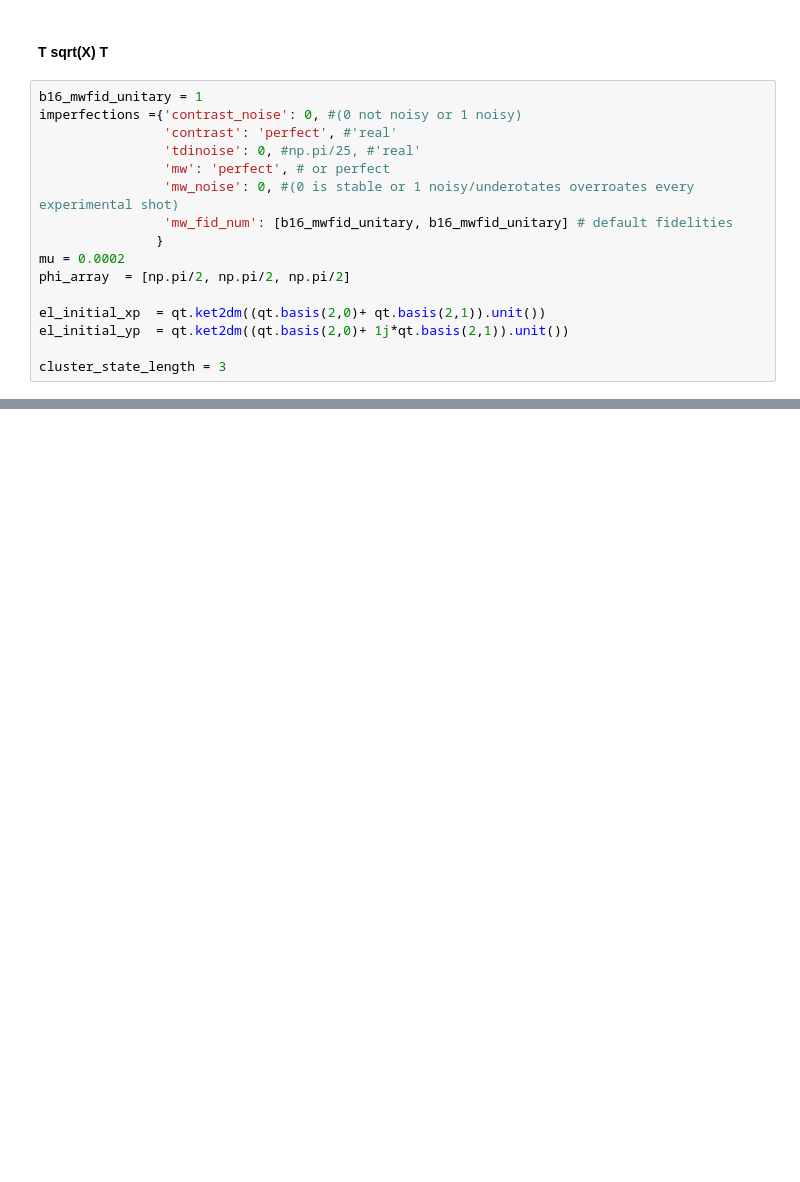
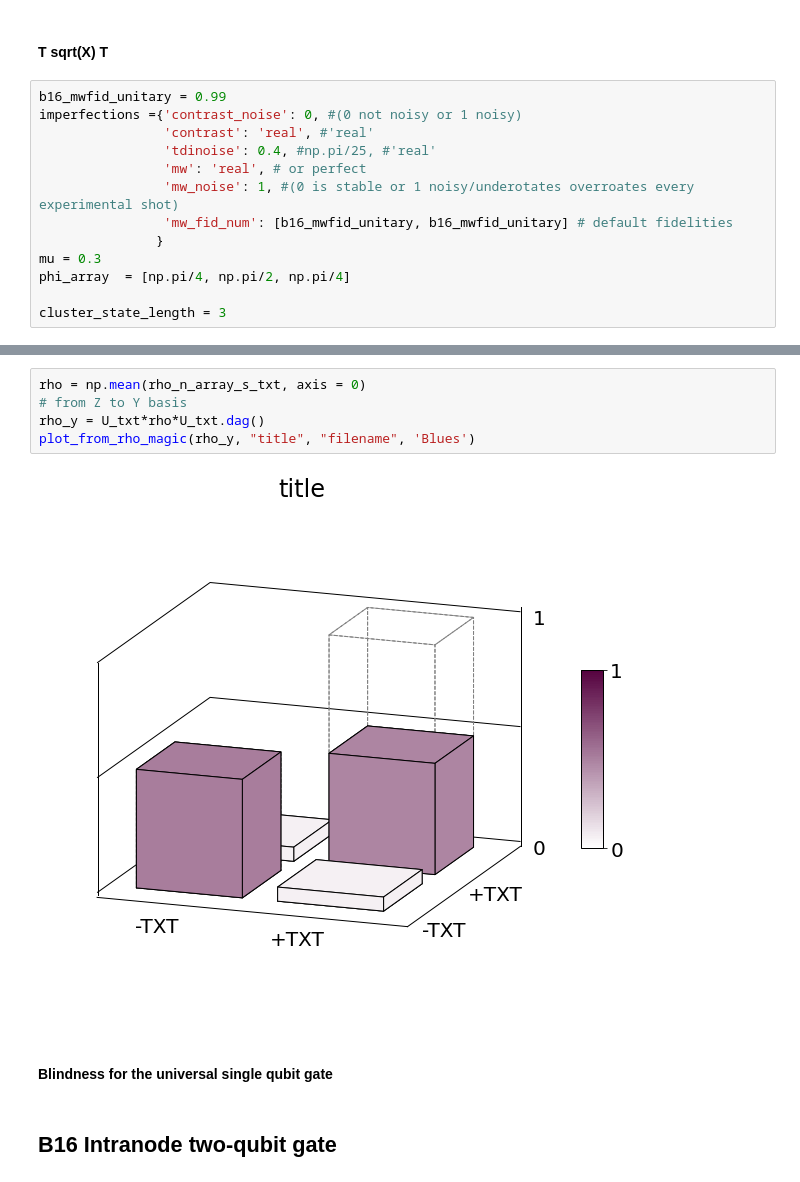
Before and after one commit to lukingroup/simnet, a Jupyter notebook: Notebooks/Blind_SingleNode_dataMatch.ipynb, the cells around one changed output, grey strips where cells are left out. Cells and saved outputs as stored; diff of their text form; blank space fills up the shorter version.

```diff
--- a/Notebooks/Blind_SingleNode_dataMatch.ipynb
+++ b/Notebooks/Blind_SingleNode_dataMatch.ipynb
@@ -461,18 +442,15 @@ plot_from_rho_Identity(rho_y, "title", "filename", 'Blues')
 # %% [markdown]
 #### T sqrt(X) T
 # %%
-b16_mwfid_unitary = 1
+b16_mwfid_unitary = 0.99
 imperfections ={'contrast_noise': 0, #(0 not noisy or 1 noisy)
-                'contrast': 'perfect', #'real'
-                'tdinoise': 0, #np.pi/25, #'real'
-                'mw': 'perfect', # or perfect
-                'mw_noise': 0, #(0 is stable or 1 noisy/underotates overroates every experimental shot)
+                'contrast': 'real', #'real'
+                'tdinoise': 0.4, #np.pi/25, #'real'
+                'mw': 'real', # or perfect
+                'mw_noise': 1, #(0 is stable or 1 noisy/underotates overroates every experimental shot)
                 'mw_fid_num': [b16_mwfid_unitary, b16_mwfid_unitary] # default fidelities
                }
-mu = 0.0002
-phi_array  = [np.pi/2, np.pi/2, np.pi/2]
-
-el_initial_xp  = qt.ket2dm((qt.basis(2,0)+ qt.basis(2,1)).unit())
-el_initial_yp  = qt.ket2dm((qt.basis(2,0)+ 1j*qt.basis(2,1)).unit())
+mu = 0.3
+phi_array  = [np.pi/4, np.pi/2, np.pi/4]
 
 cluster_state_length = 3
@@ -683,0 +518,11 @@ density_matrix_plot(U_transform_ztoy*el_initial_yp*U_transform_ztoy.dag())
+# %%
+rho = np.mean(rho_n_array_s_txt, axis = 0)
+# from Z to Y basis
+rho_y = U_txt*rho*U_txt.dag()
+plot_from_rho_magic(rho_y, "title", "filename", 'Blues')
+# %% [output]
+[figure, added]
+# %% [markdown]
+#### Blindness for the universal single qubit gate
+# %% [markdown]
+## B16 Intranode two-qubit gate
```
Also changed, not shown: parts of 27 cells of this notebook, 3 other files.
